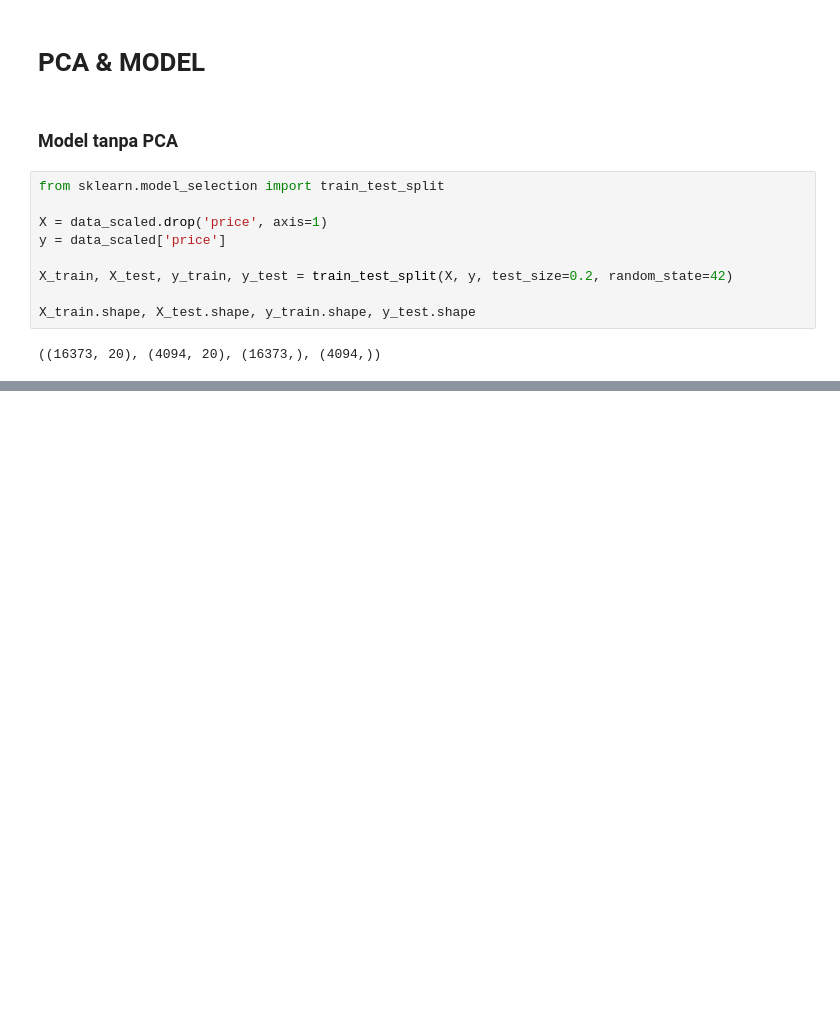
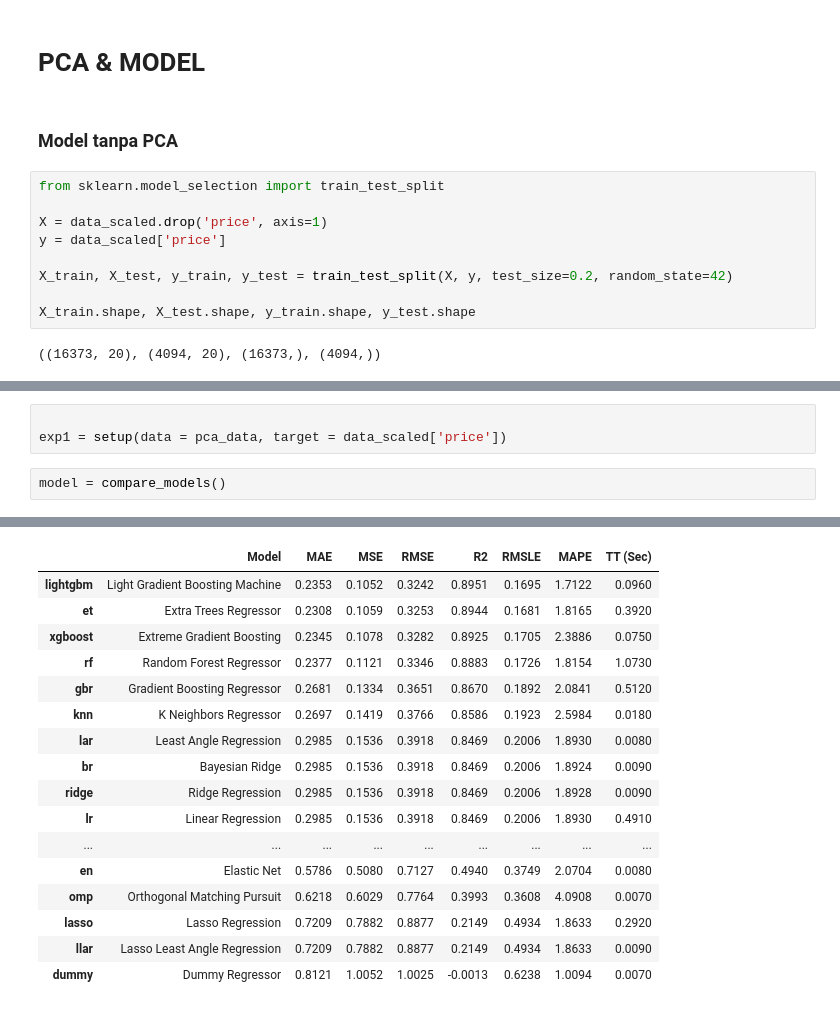
Before and after one commit to mirzhachrn/JaGidCad, a Jupyter notebook: Prediksi harga rumah/Code/newPrediksi.ipynb, the cells around one changed output, grey strips where cells are left out. Drawn from its saved outputs; the diff is of its cells as text; blank space fills up the shorter version.

```diff
--- a/Prediksi harga rumah/Code/newPrediksi.ipynb
+++ b/Prediksi harga rumah/Code/newPrediksi.ipynb
@@ -371,0 +494,6 @@ plt.show()
+# %%
+
+exp1 = setup(data = pca_data, target = data_scaled['price'])
+# %%
+model = compare_models()
+# %% [output]
@@ -371,0 +501,17 @@ plt.show()
+|  | Model | MAE | MSE | RMSE | R2 | RMSLE | MAPE | TT (Sec) |
+| lightgbm | Light Gradient Boosting Machine | 0.2353 | 0.1052 | 0.3242 | 0.8951 | 0.1695 | 1.7122 | 0.0960 |
+| et | Extra Trees Regressor | 0.2308 | 0.1059 | 0.3253 | 0.8944 | 0.1681 | 1.8165 | 0.3920 |
+| xgboost | Extreme Gradient Boosting | 0.2345 | 0.1078 | 0.3282 | 0.8925 | 0.1705 | 2.3886 | 0.0750 |
+| rf | Random Forest Regressor | 0.2377 | 0.1121 | 0.3346 | 0.8883 | 0.1726 | 1.8154 | 1.0730 |
+| gbr | Gradient Boosting Regressor | 0.2681 | 0.1334 | 0.3651 | 0.8670 | 0.1892 | 2.0841 | 0.5120 |
+| knn | K Neighbors Regressor | 0.2697 | 0.1419 | 0.3766 | 0.8586 | 0.1923 | 2.5984 | 0.0180 |
+| lar | Least Angle Regression | 0.2985 | 0.1536 | 0.3918 | 0.8469 | 0.2006 | 1.8930 | 0.0080 |
+| br | Bayesian Ridge | 0.2985 | 0.1536 | 0.3918 | 0.8469 | 0.2006 | 1.8924 | 0.0090 |
+| ridge | Ridge Regression | 0.2985 | 0.1536 | 0.3918 | 0.8469 | 0.2006 | 1.8928 | 0.0090 |
+| lr | Linear Regression | 0.2985 | 0.1536 | 0.3918 | 0.8469 | 0.2006 | 1.8930 | 0.4910 |
+| ... | ... | ... | ... | ... | ... | ... | ... | ... |
+| en | Elastic Net | 0.5786 | 0.5080 | 0.7127 | 0.4940 | 0.3749 | 2.0704 | 0.0080 |
+| omp | Orthogonal Matching Pursuit | 0.6218 | 0.6029 | 0.7764 | 0.3993 | 0.3608 | 4.0908 | 0.0070 |
+| lasso | Lasso Regression | 0.7209 | 0.7882 | 0.8877 | 0.2149 | 0.4934 | 1.8633 | 0.2920 |
+| llar | Lasso Least Angle Regression | 0.7209 | 0.7882 | 0.8877 | 0.2149 | 0.4934 | 1.8633 | 0.0090 |
+| dummy | Dummy Regressor | 0.8121 | 1.0052 | 1.0025 | -0.0013 | 0.6238 | 1.0094 | 0.0070 |
```
Also changed, not shown: parts of 16 cells of this notebook, 1 other file.
